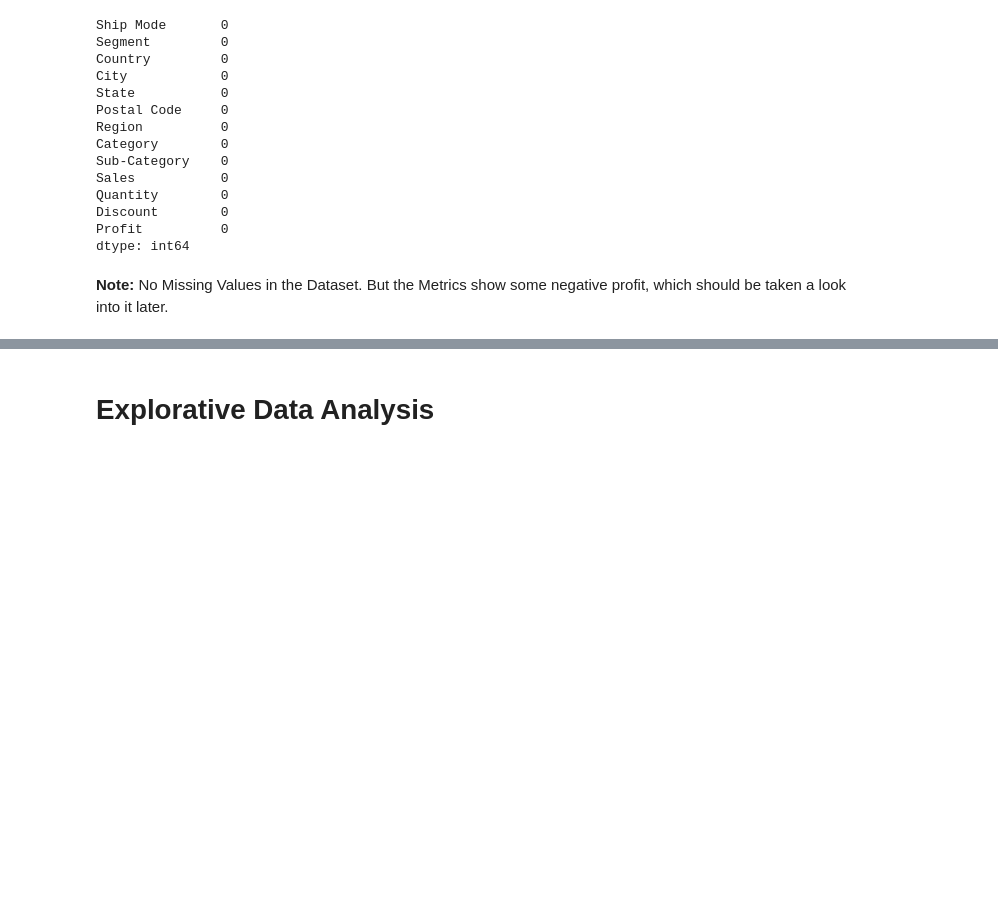
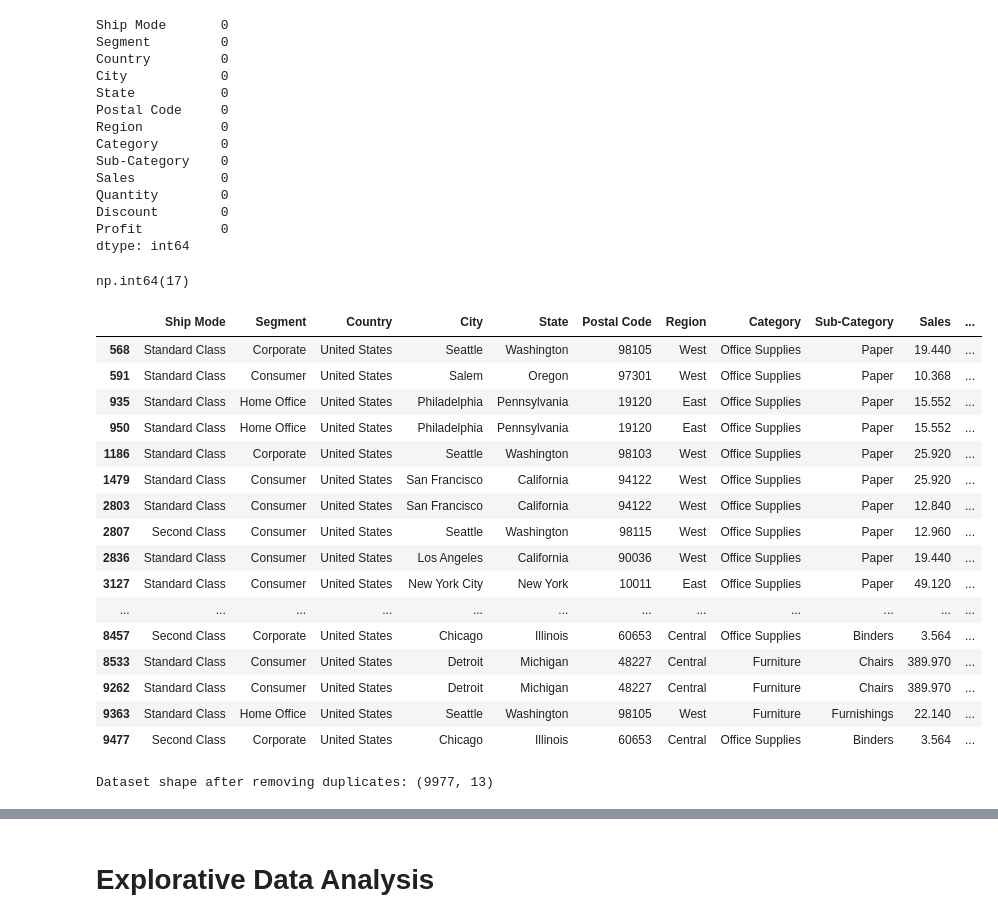
Before and after one commit to clia7/Superstore_Analysis, a Jupyter notebook: superstore-analysis.ipynb, the cells around one changed output, grey strips where cells are left out. Drawn from its saved outputs; the diff is of its cells as text; code cells hidden in the pictures; blank space fills up the shorter version.

```diff
--- a/superstore-analysis.ipynb
+++ b/superstore-analysis.ipynb
@@ -97,5 +97,37 @@ Quantity        0
 Discount        0
 Profit          0
 dtype: int64
-# %% [markdown]
-**Note:** No Missing Values in the Dataset. But the Metrics show some negative profit, which should be taken a look into it later.
+# %%
+df.duplicated().sum()
+# %% [output]
+np.int64(17)
+# %%
+# Checking on the duplicates
+duplicates = df[df.duplicated(keep=False)]
+duplicates
+# %% [output]
+|  | Ship Mode | Segment | Country | City | State | Postal Code | Region | Category | Sub-Category | Sales | ... |
+| 568 | Standard Class | Corporate | United States | Seattle | Washington | 98105 | West | Office Supplies | Paper | 19.440 | ... |
+| 591 | Standard Class | Consumer | United States | Salem | Oregon | 97301 | West | Office Supplies | Paper | 10.368 | ... |
+| 935 | Standard Class | Home Office | United States | Philadelphia | Pennsylvania | 19120 | East | Office Supplies | Paper | 15.552 | ... |
+| 950 | Standard Class | Home Office | United States | Philadelphia | Pennsylvania | 19120 | East | Office Supplies | Paper | 15.552 | ... |
+| 1186 | Standard Class | Corporate | United States | Seattle | Washington | 98103 | West | Office Supplies | Paper | 25.920 | ... |
+| 1479 | Standard Class | Consumer | United States | San Francisco | California | 94122 | West | Office Supplies | Paper | 25.920 | ... |
+| 2803 | Standard Class | Consumer | United States | San Francisco | California | 94122 | West | Office Supplies | Paper | 12.840 | ... |
+| 2807 | Second Class | Consumer | United States | Seattle | Washington | 98115 | West | Office Supplies | Paper | 12.960 | ... |
+| 2836 | Standard Class | Consumer | United States | Los Angeles | California | 90036 | West | Office Supplies | Paper | 19.440 | ... |
+| 3127 | Standard Class | Consumer | United States | New York City | New York | 10011 | East | Office Supplies | Paper | 49.120 | ... |
+| ... | ... | ... | ... | ... | ... | ... | ... | ... | ... | ... | ... |
+| 8457 | Second Class | Corporate | United States | Chicago | Illinois | 60653 | Central | Office Supplies | Binders | 3.564 | ... |
+| 8533 | Standard Class | Consumer | United States | Detroit | Michigan | 48227 | Central | Furniture | Chairs | 389.970 | ... |
+| 9262 | Standard Class | Consumer | United States | Detroit | Michigan | 48227 | Central | Furniture | Chairs | 389.970 | ... |
+| 9363 | Standard Class | Home Office | United States | Seattle | Washington | 98105 | West | Furniture | Furnishings | 22.140 | ... |
+| 9477 | Second Class | Corporate | United States | Chicago | Illinois | 60653 | Central | Office Supplies | Binders | 3.564 | ... |
+# %%
+# Remove fully duplicated rows
+
+df = df.drop_duplicates()
+
+print(f"Dataset shape after removing duplicates: {df.shape}")
+# %% [output]
+Dataset shape after removing duplicates: (9977, 13)
```
Also changed, not shown: parts of 1 cell of this notebook.
